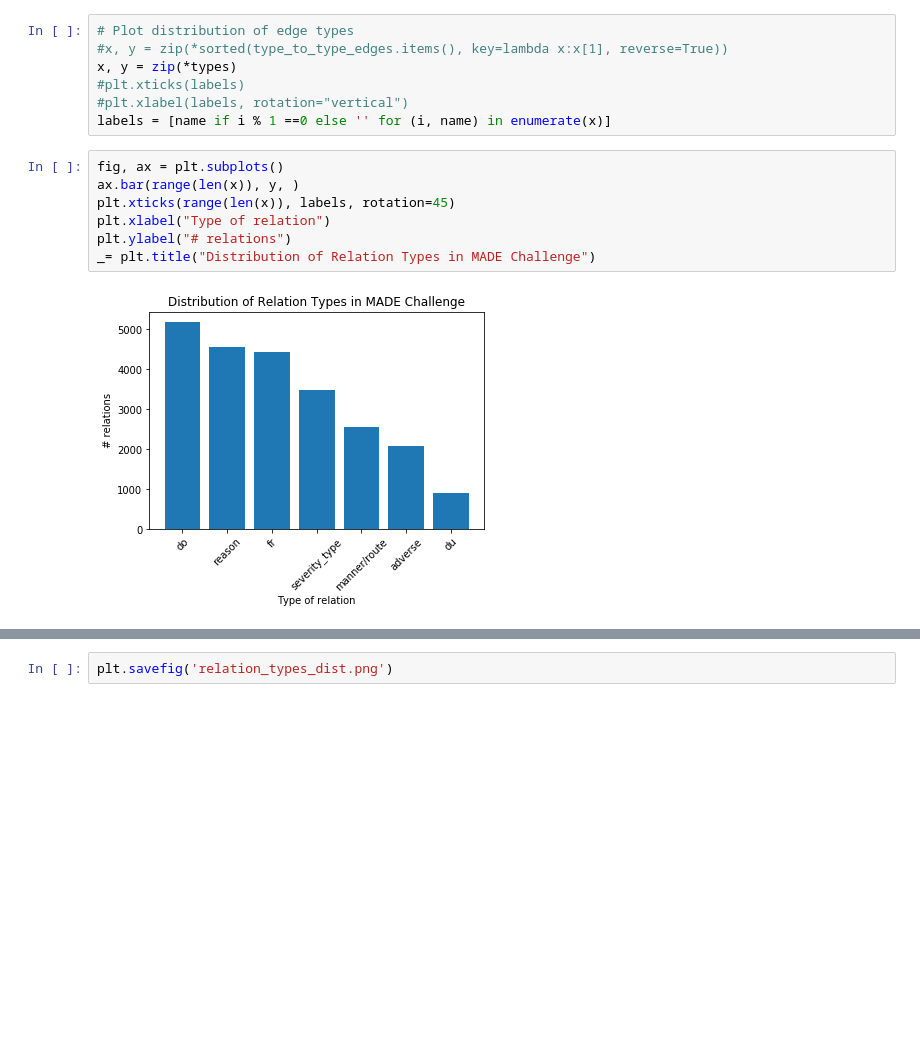
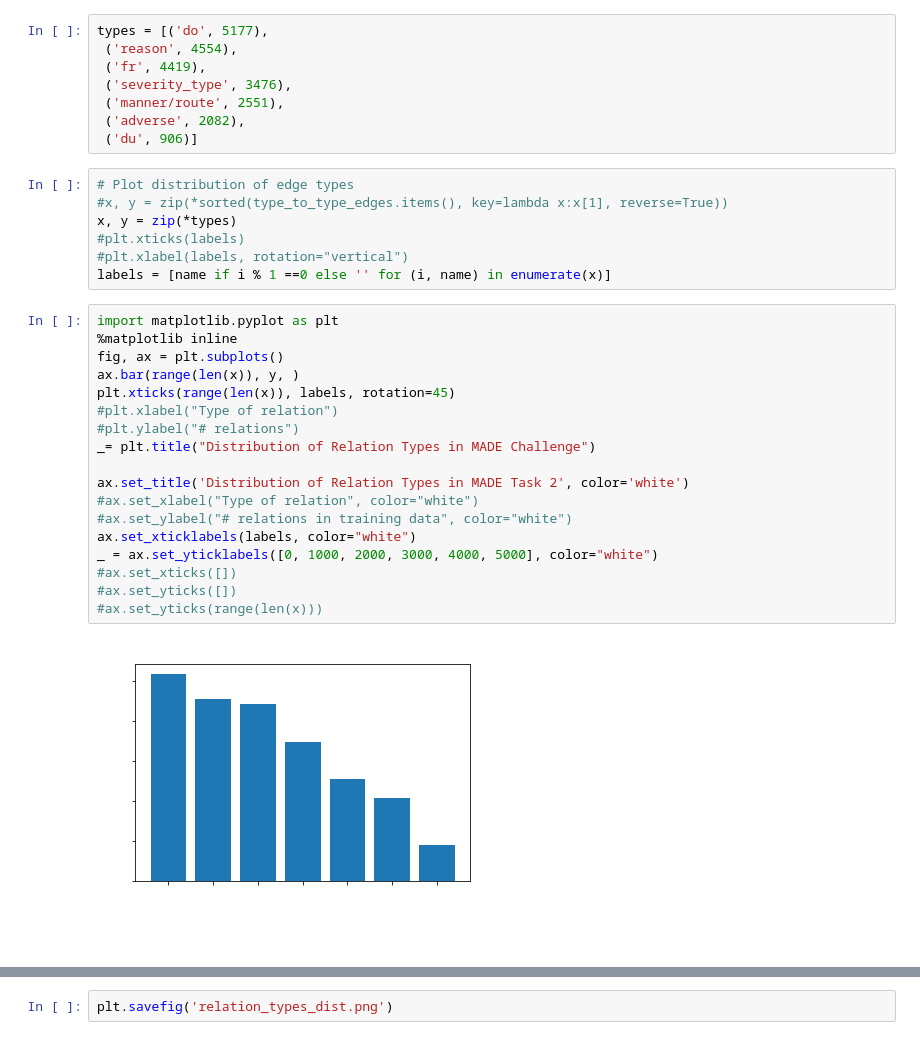
Before and after one commit to abchapman93/MADE_relations, a Jupyter notebook: Data Exploration.ipynb, the cells around one changed output, grey strips where cells are left out. Drawn from its saved outputs; the diff is of its cells as text; blank space fills up the shorter version.

```diff
--- a/Data Exploration.ipynb
+++ b/Data Exploration.ipynb
@@ -92,3 +86,11 @@ list(zip(*types))
+# %%
+types = [('do', 5177),
+ ('reason', 4554),
+ ('fr', 4419),
+ ('severity_type', 3476),
+ ('manner/route', 2551),
+ ('adverse', 2082),
+ ('du', 906)]
 # %%
 # Plot distribution of edge types
 #x, y = zip(*sorted(type_to_type_edges.items(), key=lambda x:x[1], reverse=True))
@@ -97,11 +99,22 @@ x, y = zip(*types)
 #plt.xlabel(labels, rotation="vertical")
 labels = [name if i % 1 ==0 else '' for (i, name) in enumerate(x)]
 # %%
+import matplotlib.pyplot as plt
+%matplotlib inline
 fig, ax = plt.subplots()
 ax.bar(range(len(x)), y, )
 plt.xticks(range(len(x)), labels, rotation=45)
-plt.xlabel("Type of relation")
-plt.ylabel("# relations")
+#plt.xlabel("Type of relation")
+#plt.ylabel("# relations")
 _= plt.title("Distribution of Relation Types in MADE Challenge")
+
+ax.set_title('Distribution of Relation Types in MADE Task 2', color='white')
+#ax.set_xlabel("Type of relation", color="white")
+#ax.set_ylabel("# relations in training data", color="white")
+ax.set_xticklabels(labels, color="white")
+_ = ax.set_yticklabels([0, 1000, 2000, 3000, 4000, 5000], color="white")
+#ax.set_xticks([])
+#ax.set_yticks([])
+#ax.set_yticks(range(len(x)))
 # %% [output]
-[figure, old version]
+[figure, new version]
```
Also changed, not shown: parts of 6 cells of this notebook, 21 other files.
